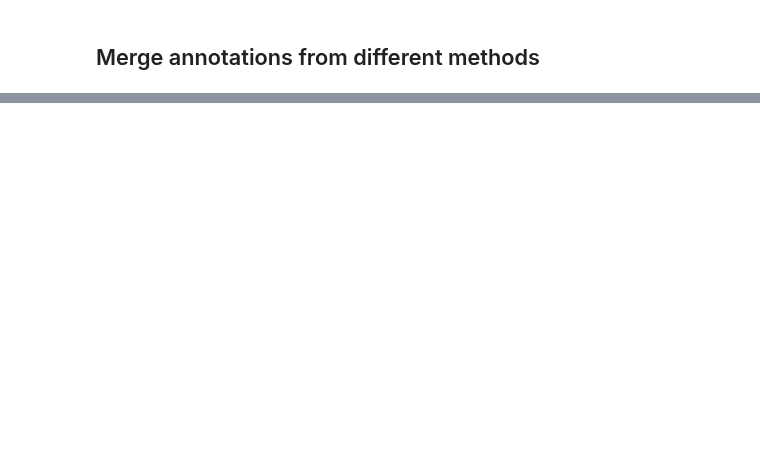
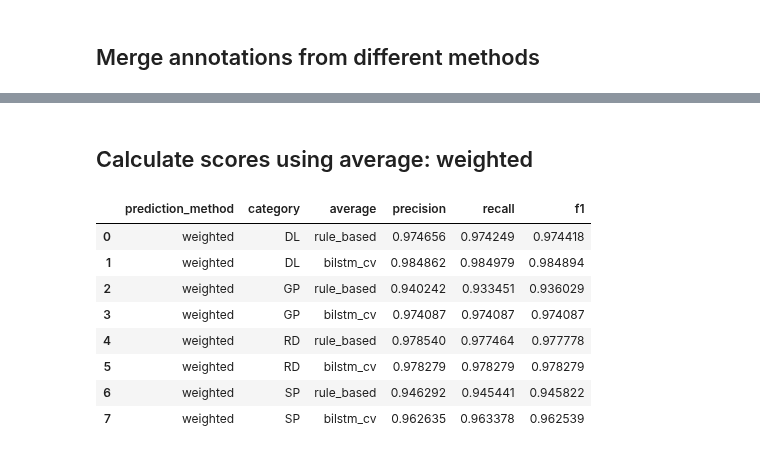
Before and after one commit to umcu/negation-detection, a Jupyter notebook: 01_general_evaluation.ipynb, the cells around one changed output, grey strips where cells are left out. Saved outputs shown, nothing was run; the diff lists cells and outputs as text; code cells hidden in the pictures; blank space fills up the shorter version.

```diff
--- a/01_general_evaluation.ipynb
+++ b/01_general_evaluation.ipynb
@@ -96,0 +191,25 @@ results.to_csv(merged_result_file, index=False, compression='gzip')
+# %% [markdown]
+## Calculate scores using average: weighted
+# %%
+score_list = []
+score_list.append(create_score_record('rule_based', 'weighted', category = 'DL'))
+score_list.append(create_score_record('bilstm_cv', 'weighted', category = 'DL'))
+score_list.append(create_score_record('rule_based', 'weighted', category = 'GP'))
+score_list.append(create_score_record('bilstm_cv', 'weighted', category = 'GP'))
+score_list.append(create_score_record('rule_based', 'weighted', category = 'RD'))
+score_list.append(create_score_record('bilstm_cv', 'weighted', category = 'RD'))
+score_list.append(create_score_record('rule_based', 'weighted', category = 'SP'))
+score_list.append(create_score_record('bilstm_cv', 'weighted', category = 'SP'))
+scores_micro = pd.DataFrame(score_list, columns=['prediction_method', 'category', 'average', 'precision', 'recall', 'f1', 'support'])
+scores_micro.drop(['support'], axis=1, inplace=True)
+scores_micro
+# %% [output]
+|  | prediction_method | category | average | precision | recall | f1 |
+| 0 | weighted | DL | rule_based | 0.974656 | 0.974249 | 0.974418 |
+| 1 | weighted | DL | bilstm_cv | 0.984862 | 0.984979 | 0.984894 |
+| 2 | weighted | GP | rule_based | 0.940242 | 0.933451 | 0.936029 |
+| 3 | weighted | GP | bilstm_cv | 0.974087 | 0.974087 | 0.974087 |
+| 4 | weighted | RD | rule_based | 0.978540 | 0.977464 | 0.977778 |
+| 5 | weighted | RD | bilstm_cv | 0.978279 | 0.978279 | 0.978279 |
+| 6 | weighted | SP | rule_based | 0.946292 | 0.945441 | 0.945822 |
+| 7 | weighted | SP | bilstm_cv | 0.962635 | 0.963378 | 0.962539 |
```
Also changed, not shown: parts of 24 cells of this notebook, 1 other file.
